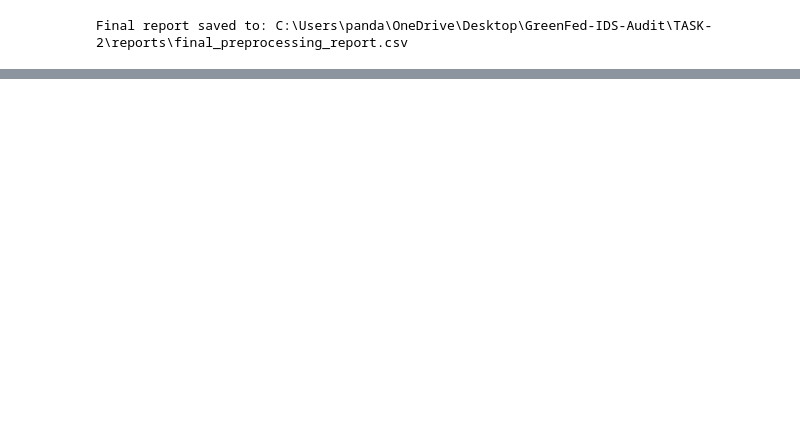
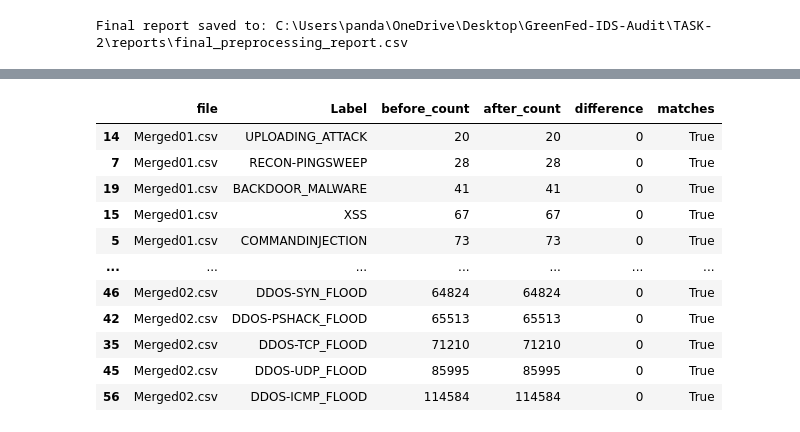
Before and after one commit to TechieRahul-svg/GreenFed-TDS, a Jupyter notebook: TASK-2/preprocessing.ipynb, the cells around one changed output, grey strips where cells are left out. Cells and saved outputs as stored; diff of their text form; code cells hidden in the pictures; blank space fills up the shorter version.

Commit message:
Finalize Task 2 preprocessing audit

```diff
--- a/TASK-2/preprocessing.ipynb
+++ b/TASK-2/preprocessing.ipynb
@@ -1091,0 +1163,80 @@ Final report saved to: C:\Users\panda\OneDrive\Desktop\GreenFed-IDS-Audit\TASK-2
+# %%
+
+# TASK 2 - STEP 7
+# Verify label distributions before and after cleaning
+
+import pandas as pd
+
+label_results = []
+
+for filename in FILES:
+    original_path = DATA_DIR / filename
+    clean_path = OUTPUT_DIR / filename.replace(
+        ".csv", "_clean.csv"
+    )
+
+    original_counts = {}
+    clean_counts = {}
+
+    # Count labels in the original file
+    for chunk in pd.read_csv(
+        original_path,
+        usecols=["Label"],
+        chunksize=CHUNK_SIZE
+    ):
+        counts = chunk["Label"].value_counts(dropna=False)
+        for label, count in counts.items():
+            original_counts[label] = (
+                original_counts.get(label, 0) + int(count)
+            )
+
+    # Count labels in the cleaned file
+    for chunk in pd.read_csv(
+        clean_path,
+        usecols=["Label"],
+        chunksize=CHUNK_SIZE
+    ):
+        counts = chunk["Label"].value_counts(dropna=False)
+        for label, count in counts.items():
+            clean_counts[label] = (
+                clean_counts.get(label, 0) + int(count)
+            )
+
+    all_labels = set(original_counts) | set(clean_counts)
+
+    for label in all_labels:
+        before = original_counts.get(label, 0)
+        after = clean_counts.get(label, 0)
+
+        label_results.append({
+            "file": filename,
+            "Label": label,
+            "before_count": before,
+            "after_count": after,
+            "difference": after - before,
+            "matches": before == after
+        })
+
+label_comparison = pd.DataFrame(label_results)
+
+label_report_path = REPORT_DIR / "label_distribution_comparison.csv"
+label_comparison.to_csv(label_report_path, index=False)
+
+display(label_comparison.sort_values(["file", "before_count"]))
+
+print("Total label rows checked:", len(label_comparison))
+print("All label counts match:", label_comparison["matches"].all())
+print("Report saved to:", label_report_path)
+# %% [output]
+|  | file | Label | before_count | after_count | difference | matches |
+| 14 | Merged01.csv | UPLOADING_ATTACK | 20 | 20 | 0 | True |
+| 7 | Merged01.csv | RECON-PINGSWEEP | 28 | 28 | 0 | True |
+| 19 | Merged01.csv | BACKDOOR_MALWARE | 41 | 41 | 0 | True |
+| 15 | Merged01.csv | XSS | 67 | 67 | 0 | True |
+| 5 | Merged01.csv | COMMANDINJECTION | 73 | 73 | 0 | True |
+| ... | ... | ... | ... | ... | ... | ... |
+| 46 | Merged02.csv | DDOS-SYN_FLOOD | 64824 | 64824 | 0 | True |
+| 42 | Merged02.csv | DDOS-PSHACK_FLOOD | 65513 | 65513 | 0 | True |
+| 35 | Merged02.csv | DDOS-TCP_FLOOD | 71210 | 71210 | 0 | True |
+| 45 | Merged02.csv | DDOS-UDP_FLOOD | 85995 | 85995 | 0 | True |
+| 56 | Merged02.csv | DDOS-ICMP_FLOOD | 114584 | 114584 | 0 | True |
```
Also changed, not shown: parts of 9 cells of this notebook, 4 other files.
